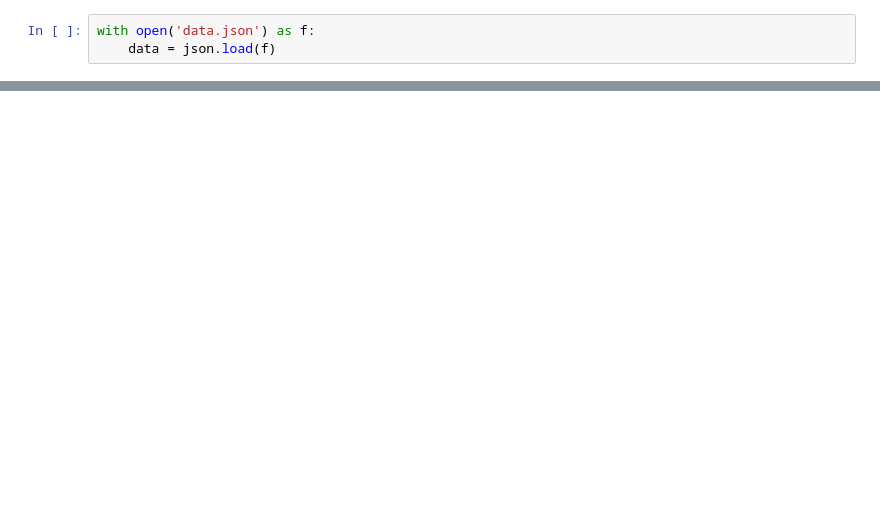
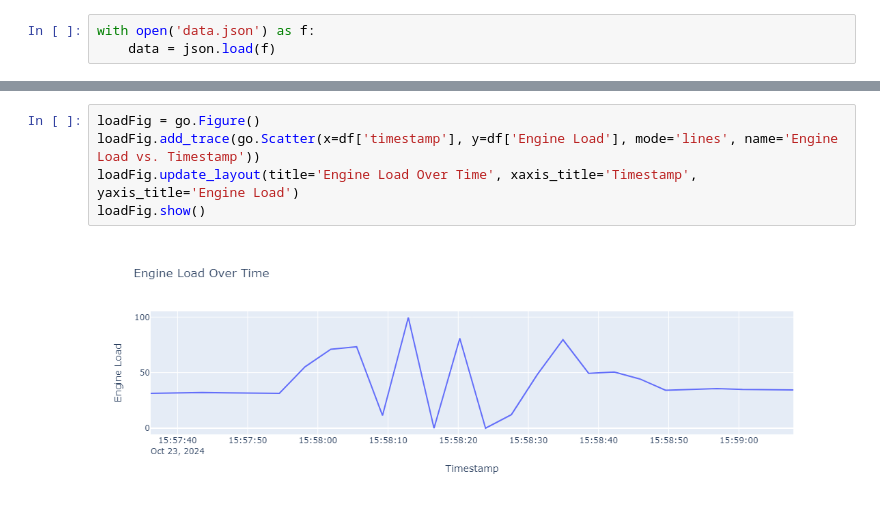
Before and after one commit to 2324-4bhif-syp/2324-4bhif-syp-project-ecopoints, a Jupyter notebook: notebook/DataAnalysis.ipynb, the cells around one changed output, grey strips where cells are left out. Saved outputs shown, nothing was run; the diff lists cells and outputs as text; blank space fills up the shorter version.

```diff
--- a/notebook/DataAnalysis.ipynb
+++ b/notebook/DataAnalysis.ipynb
@@ -82,0 +126,7 @@ plt.grid(True)
+# %%
+loadFig = go.Figure()
+loadFig.add_trace(go.Scatter(x=df['timestamp'], y=df['Engine Load'], mode='lines', name='Engine Load vs. Timestamp'))
+loadFig.update_layout(title='Engine Load Over Time', xaxis_title='Timestamp', yaxis_title='Engine Load')
+loadFig.show()
+# %% [output]
+[figure, added]
```
Also changed, not shown: parts of 25 cells of this notebook, 2 other files.
